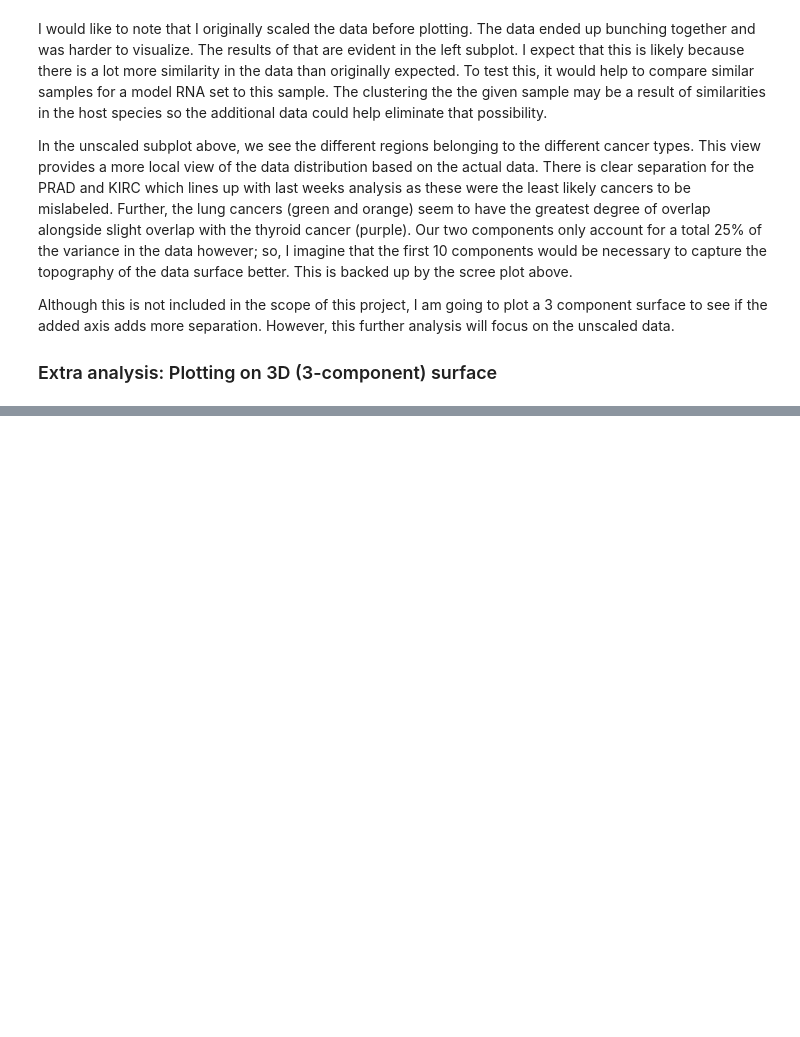
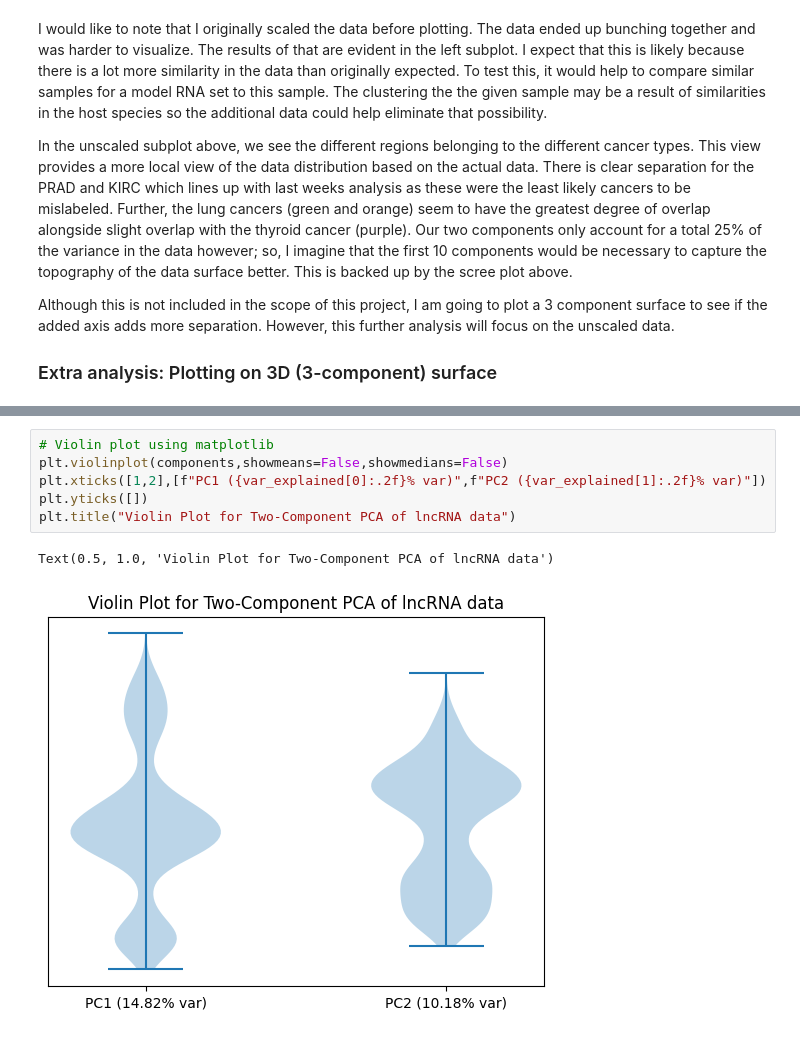
Before and after one commit to RamsMorales/pca-tsne-lncRNA, a Jupyter notebook: notebooks/HW_2.ipynb, the cells around one changed output, grey strips where cells are left out. Saved outputs shown, nothing was run; the diff lists cells and outputs as text; blank space fills up the shorter version.

```diff
--- a/notebooks/HW_2.ipynb
+++ b/notebooks/HW_2.ipynb
@@ -174,0 +227,9 @@ Although this is not included in the scope of this project, I am going to plot a
+# %%
+# Violin plot using matplotlib
+plt.violinplot(components,showmeans=False,showmedians=False)
+plt.xticks([1,2],[f"PC1 ({var_explained[0]:.2f}% var)",f"PC2 ({var_explained[1]:.2f}% var)"])
+plt.yticks([])
+plt.title("Violin Plot for Two-Component PCA of lncRNA data")
+# %% [output]
+Text(0.5, 1.0, 'Violin Plot for Two-Component PCA of lncRNA data')
+[figure, added]
```
Also changed, not shown: parts of 4 cells of this notebook, 2 other files.
